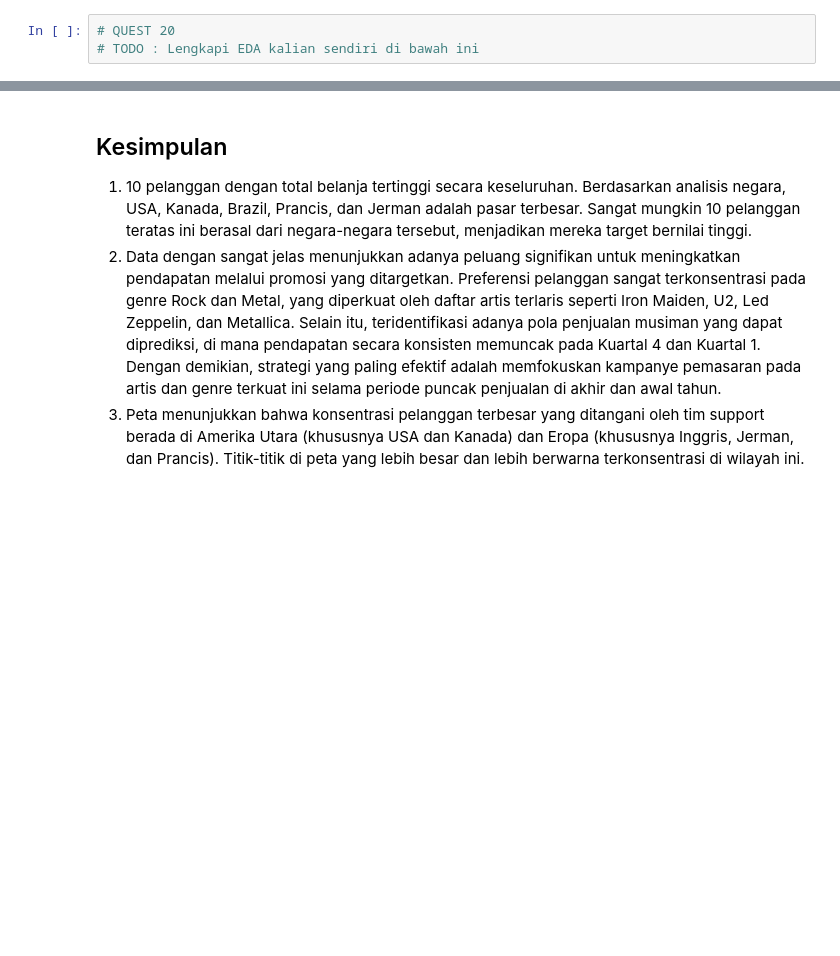
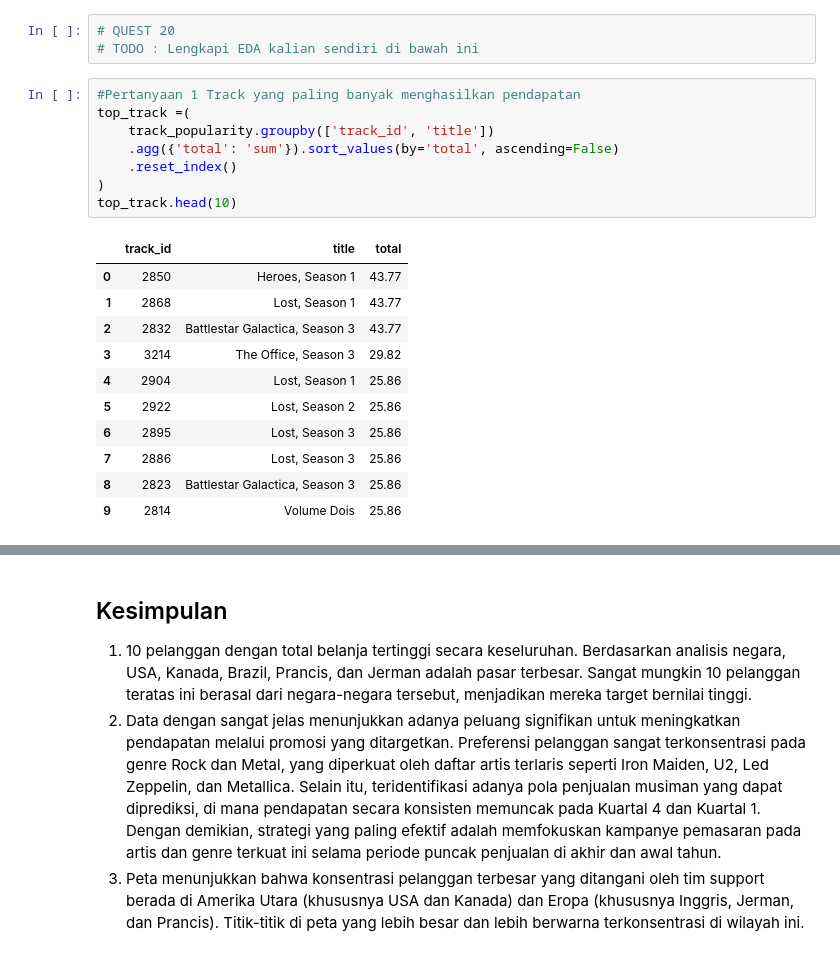
Before and after one commit to cciia/inkubasi-bedata, a Jupyter notebook: notebook.ipynb, the cells around one changed output, grey strips where cells are left out. Saved outputs shown, nothing was run; the diff lists cells and outputs as text; blank space fills up the shorter version.

```diff
--- a/notebook.ipynb
+++ b/notebook.ipynb
@@ -1806,3 +1806,23 @@ Lakukan EDA pada data lain yang kalian gunakan
 # %%
 # QUEST 20
 # TODO : Lengkapi EDA kalian sendiri di bawah ini
+# %%
+#Pertanyaan 1 Track yang paling banyak menghasilkan pendapatan
+top_track =(
+    track_popularity.groupby(['track_id', 'title'])
+    .agg({'total': 'sum'}).sort_values(by='total', ascending=False)
+    .reset_index()
+)
+top_track.head(10)
+# %% [output]
+|  | track_id | title | total |
+| 0 | 2850 | Heroes, Season 1 | 43.77 |
+| 1 | 2868 | Lost, Season 1 | 43.77 |
+| 2 | 2832 | Battlestar Galactica, Season 3 | 43.77 |
+| 3 | 3214 | The Office, Season 3 | 29.82 |
+| 4 | 2904 | Lost, Season 1 | 25.86 |
+| 5 | 2922 | Lost, Season 2 | 25.86 |
+| 6 | 2895 | Lost, Season 3 | 25.86 |
+| 7 | 2886 | Lost, Season 3 | 25.86 |
+| 8 | 2823 | Battlestar Galactica, Season 3 | 25.86 |
+| 9 | 2814 | Volume Dois | 25.86 |
```
Also changed, not shown: parts of 2 cells of this notebook.
